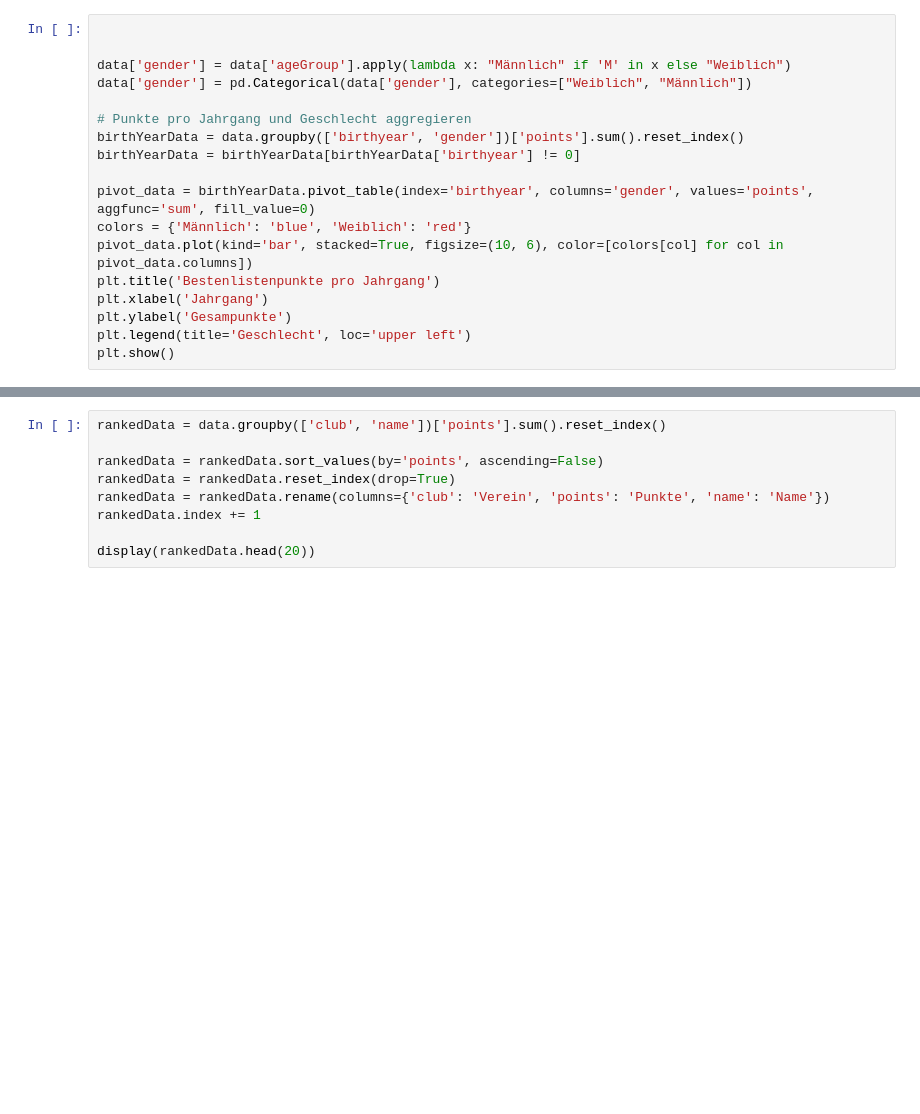
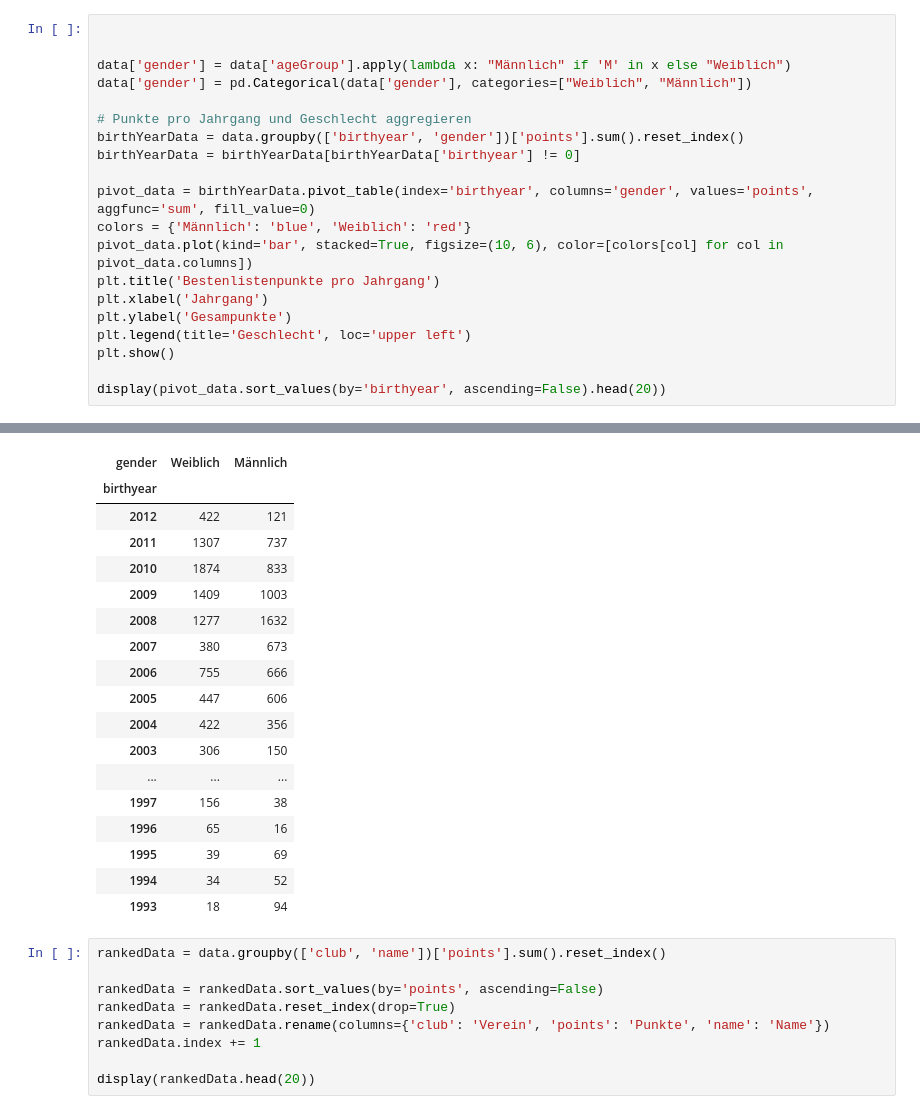
Before and after one commit to nimarion/slb, a Jupyter notebook: top10.ipynb, the cells around one changed output, grey strips where cells are left out. Saved outputs shown, nothing was run; the diff lists cells and outputs as text; blank space fills up the shorter version.

```diff
--- a/top10.ipynb
+++ b/top10.ipynb
@@ -45,23 +64,43 @@ display(clubData)
 # %%
 
 
 data['gender'] = data['ageGroup'].apply(lambda x: "Männlich" if 'M' in x else "Weiblich")
 data['gender'] = pd.Categorical(data['gender'], categories=["Weiblich", "Männlich"])
 
 # Punkte pro Jahrgang und Geschlecht aggregieren
 birthYearData = data.groupby(['birthyear', 'gender'])['points'].sum().reset_index()
 birthYearData = birthYearData[birthYearData['birthyear'] != 0]
 
 pivot_data = birthYearData.pivot_table(index='birthyear', columns='gender', values='points', aggfunc='sum', fill_value=0)
 colors = {'Männlich': 'blue', 'Weiblich': 'red'}
 pivot_data.plot(kind='bar', stacked=True, figsize=(10, 6), color=[colors[col] for col in pivot_data.columns])
 plt.title('Bestenlistenpunkte pro Jahrgang')
 plt.xlabel('Jahrgang')
 plt.ylabel('Gesampunkte')
 plt.legend(title='Geschlecht', loc='upper left')
 plt.show()
+
+display(pivot_data.sort_values(by='birthyear', ascending=False).head(20))
 # %% [output]
 [figure]
+| gender | Weiblich | Männlich |
+| birthyear |  |  |
+| 2012 | 422 | 121 |
+| 2011 | 1307 | 737 |
+| 2010 | 1874 | 833 |
+| 2009 | 1409 | 1003 |
+| 2008 | 1277 | 1632 |
+| 2007 | 380 | 673 |
+| 2006 | 755 | 666 |
+| 2005 | 447 | 606 |
+| 2004 | 422 | 356 |
+| 2003 | 306 | 150 |
+| ... | ... | ... |
+| 1997 | 156 | 38 |
+| 1996 | 65 | 16 |
+| 1995 | 39 | 69 |
+| 1994 | 34 | 52 |
+| 1993 | 18 | 94 |
 # %%
 rankedData = data.groupby(['club', 'name'])['points'].sum().reset_index()
 
```
Also changed, not shown: parts of 4 cells of this notebook, 1 other file.
